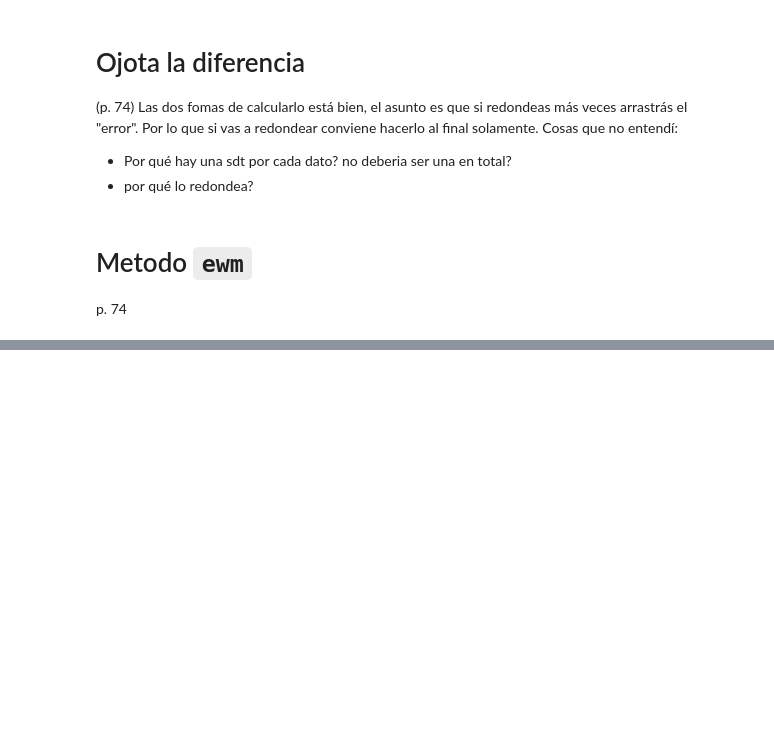
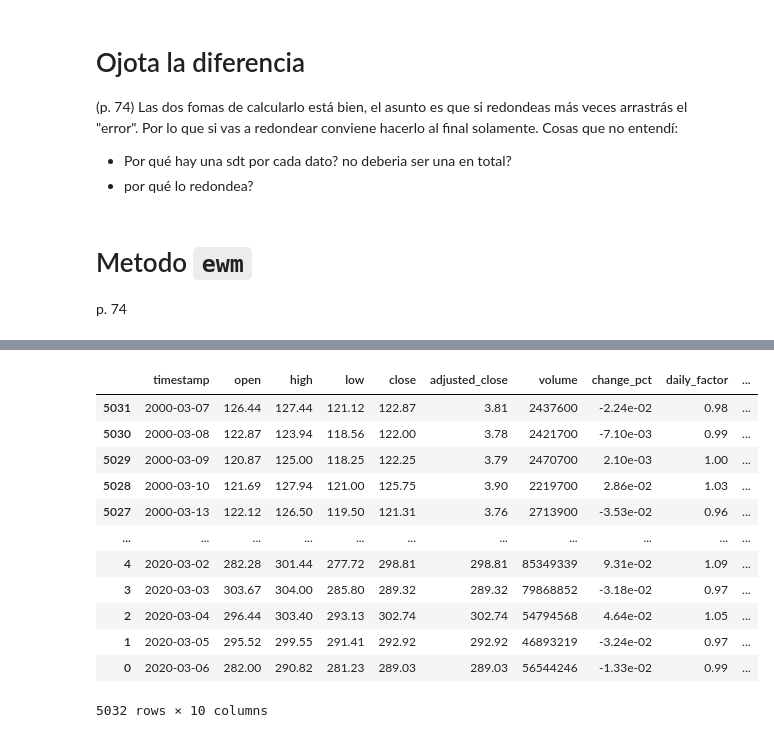
Before and after one commit to AucaCoyan/exp-quant, a Jupyter notebook: Libro2-Pandas.ipynb, the cells around one changed output, grey strips where cells are left out. Saved outputs shown, nothing was run; the diff lists cells and outputs as text; code cells hidden in the pictures; blank space fills up the shorter version.

```diff
--- a/Libro2-Pandas.ipynb
+++ b/Libro2-Pandas.ipynb
@@ -735,0 +813,24 @@ p. 74
+# %%
+data = pd.read_excel('UCEMA/AAPL.xlsx')
+data = data.sort_values(by='timestamp', ascending=True)
+
+data['change_pct'] = data['adjusted_close'].pct_change()
+data['daily_factor'] = 1 + data['change_pct']
+data['rendimiento_acum'] = (data.daily_factor.cumprod() - 1) * 100
+
+data = data.dropna().round(4)
+data
+# %% [output]
+|  | timestamp | open | high | low | close | adjusted_close | volume | change_pct | daily_factor | ... |
+| 5031 | 2000-03-07 | 126.44 | 127.44 | 121.12 | 122.87 | 3.81 | 2437600 | -2.24e-02 | 0.98 | ... |
+| 5030 | 2000-03-08 | 122.87 | 123.94 | 118.56 | 122.00 | 3.78 | 2421700 | -7.10e-03 | 0.99 | ... |
+| 5029 | 2000-03-09 | 120.87 | 125.00 | 118.25 | 122.25 | 3.79 | 2470700 | 2.10e-03 | 1.00 | ... |
+| 5028 | 2000-03-10 | 121.69 | 127.94 | 121.00 | 125.75 | 3.90 | 2219700 | 2.86e-02 | 1.03 | ... |
+| 5027 | 2000-03-13 | 122.12 | 126.50 | 119.50 | 121.31 | 3.76 | 2713900 | -3.53e-02 | 0.96 | ... |
+| ... | ... | ... | ... | ... | ... | ... | ... | ... | ... | ... |
+| 4 | 2020-03-02 | 282.28 | 301.44 | 277.72 | 298.81 | 298.81 | 85349339 | 9.31e-02 | 1.09 | ... |
+| 3 | 2020-03-03 | 303.67 | 304.00 | 285.80 | 289.32 | 289.32 | 79868852 | -3.18e-02 | 0.97 | ... |
+| 2 | 2020-03-04 | 296.44 | 303.40 | 293.13 | 302.74 | 302.74 | 54794568 | 4.64e-02 | 1.05 | ... |
+| 1 | 2020-03-05 | 295.52 | 299.55 | 291.41 | 292.92 | 292.92 | 46893219 | -3.24e-02 | 0.97 | ... |
+| 0 | 2020-03-06 | 282.00 | 290.82 | 281.23 | 289.03 | 289.03 | 56544246 | -1.33e-02 | 0.99 | ... |
+5032 rows × 10 columns
```
Also changed, not shown: parts of 30 cells of this notebook.
